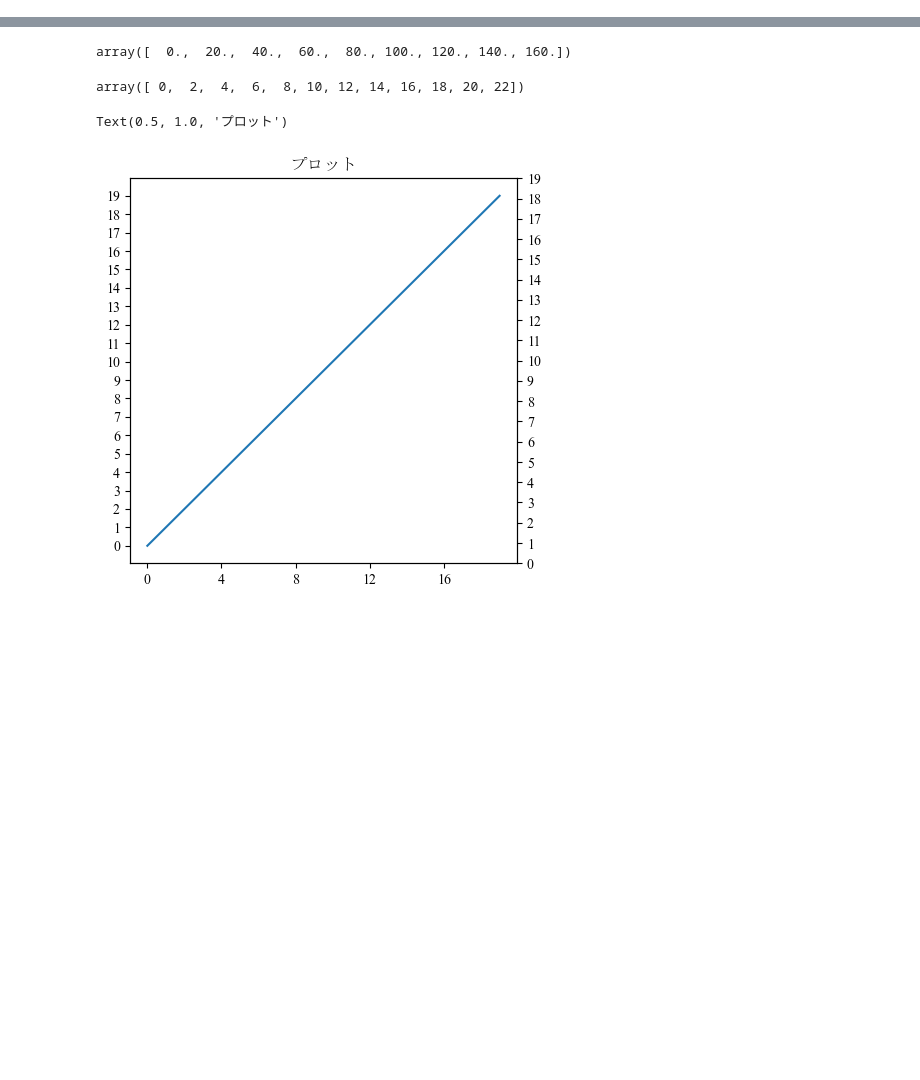
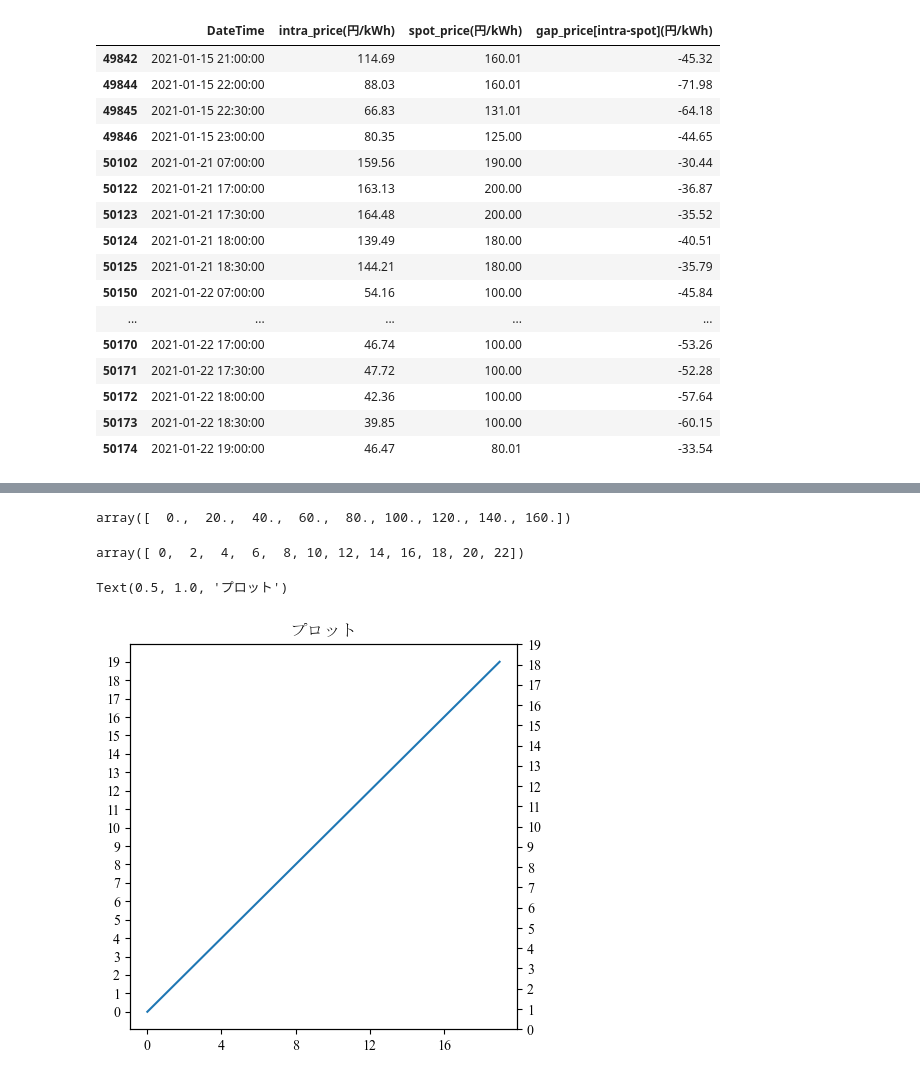
Before and after one commit to kurisk17/programwindows, a Jupyter notebook: 描画Windows/価格差確認.ipynb, the cells around one changed output, grey strips where cells are left out. Cells and saved outputs as stored; diff of their text form; code cells hidden in the pictures; blank space fills up the shorter version.

```diff
--- a/描画Windows/価格差確認.ipynb
+++ b/描画Windows/価格差確認.ipynb
@@ -70 +80,22 @@ Plot_kakakusaday(df_up,'up_gap','2021/01/24')
+# %%
+
+df_select[df_select['gap_price[intra-spot](円/kWh)']<=-30]
+# %% [output]
+|  | DateTime | intra_price(円/kWh) | spot_price(円/kWh) | gap_price[intra-spot](円/kWh) |
+| 49842 | 2021-01-15 21:00:00 | 114.69 | 160.01 | -45.32 |
+| 49844 | 2021-01-15 22:00:00 | 88.03 | 160.01 | -71.98 |
+| 49845 | 2021-01-15 22:30:00 | 66.83 | 131.01 | -64.18 |
+| 49846 | 2021-01-15 23:00:00 | 80.35 | 125.00 | -44.65 |
+| 50102 | 2021-01-21 07:00:00 | 159.56 | 190.00 | -30.44 |
+| 50122 | 2021-01-21 17:00:00 | 163.13 | 200.00 | -36.87 |
+| 50123 | 2021-01-21 17:30:00 | 164.48 | 200.00 | -35.52 |
+| 50124 | 2021-01-21 18:00:00 | 139.49 | 180.00 | -40.51 |
+| 50125 | 2021-01-21 18:30:00 | 144.21 | 180.00 | -35.79 |
+| 50150 | 2021-01-22 07:00:00 | 54.16 | 100.00 | -45.84 |
+| ... | ... | ... | ... | ... |
+| 50170 | 2021-01-22 17:00:00 | 46.74 | 100.00 | -53.26 |
+| 50171 | 2021-01-22 17:30:00 | 47.72 | 100.00 | -52.28 |
+| 50172 | 2021-01-22 18:00:00 | 42.36 | 100.00 | -57.64 |
+| 50173 | 2021-01-22 18:30:00 | 39.85 | 100.00 | -60.15 |
+| 50174 | 2021-01-22 19:00:00 | 46.47 | 80.01 | -33.54 |
 # %%
```
Also changed, not shown: parts of 12 cells of this notebook, 5 other files.
